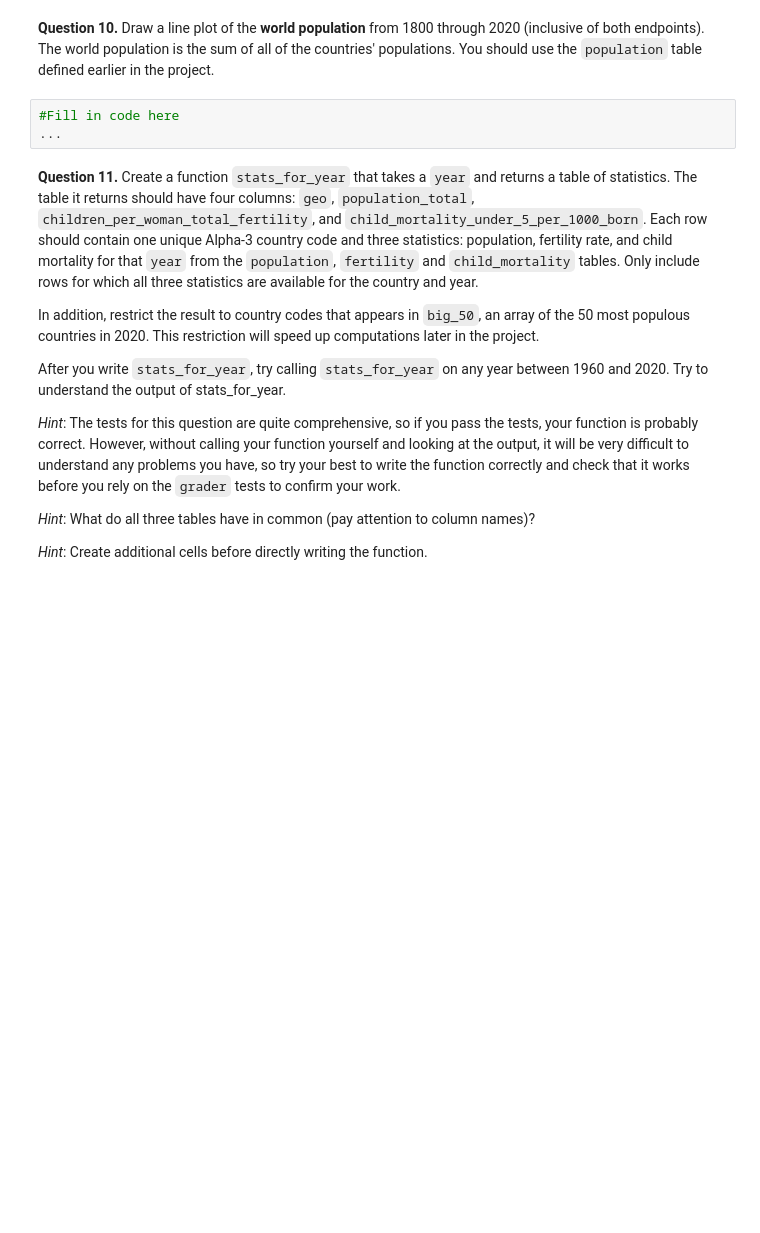
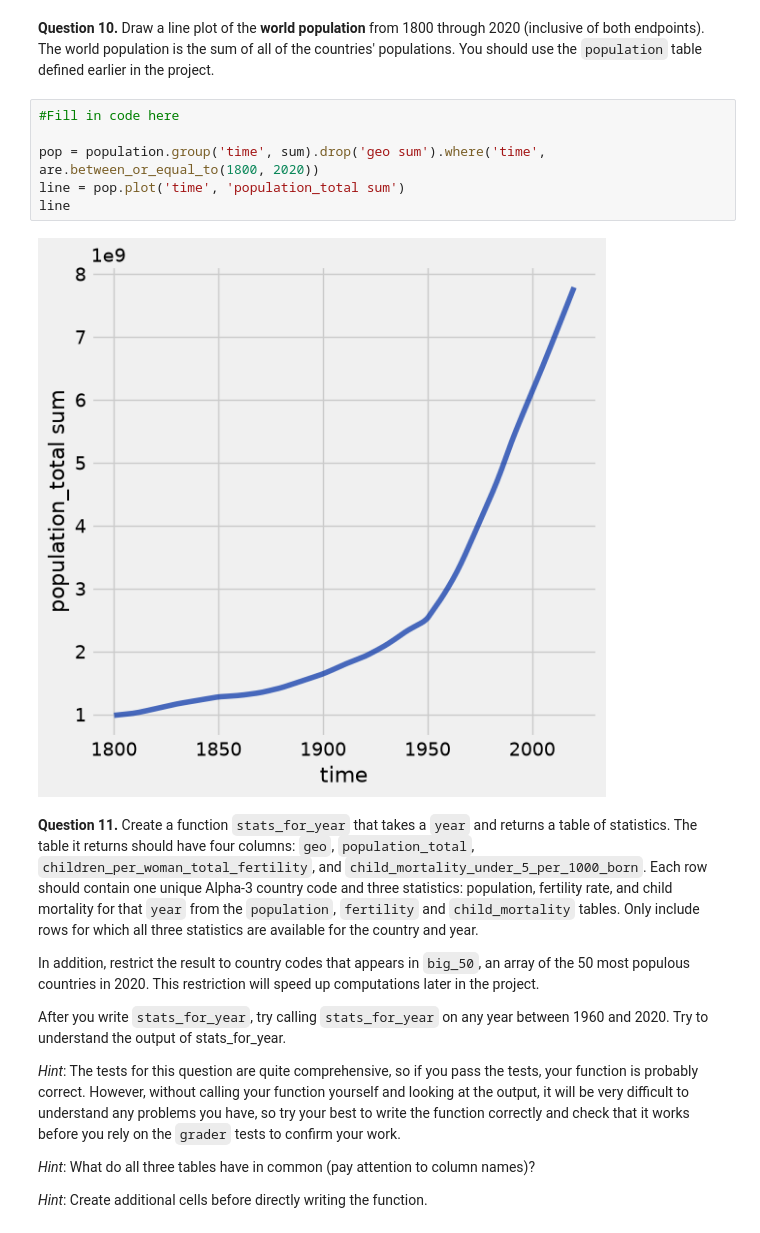
Before and after one commit to Ilawrenc08/Intro-to-Data-Analytics, a Jupyter notebook: Project 1/project1.ipynb, the cells around one changed output. Drawn from its saved outputs; the diff is of its cells as text; blank space fills up the shorter version.

```diff
--- a/Project 1/project1.ipynb
+++ b/Project 1/project1.ipynb
@@ -292,9 +383,14 @@ grader.check("q1_9")
 <!-- BEGIN QUESTION -->
 
 **Question 10.** Draw a line plot of the **world population** from 1800 through 2020 (inclusive of both endpoints). The world population is the sum of all of the countries' populations. You should use the `population` table defined earlier in the project.
-# %%
-#Fill in code here
-...
+# %%
+#Fill in code here
+
+pop = population.group('time', sum).drop('geo sum').where('time', are.between_or_equal_to(1800, 2020))
+line = pop.plot('time', 'population_total sum')
+line
+# %% [output]
+[figure, added]
 # %% [markdown]
 <!-- END QUESTION -->
 
```
Also changed, not shown: parts of 29 cells of this notebook, 1 other file.
